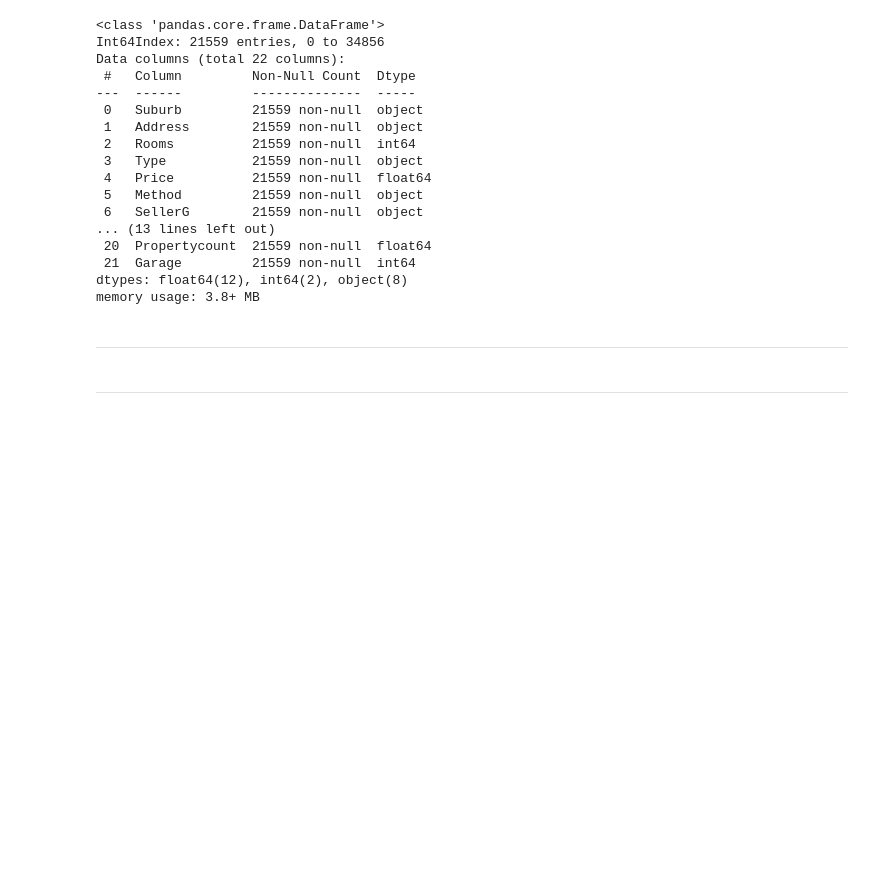
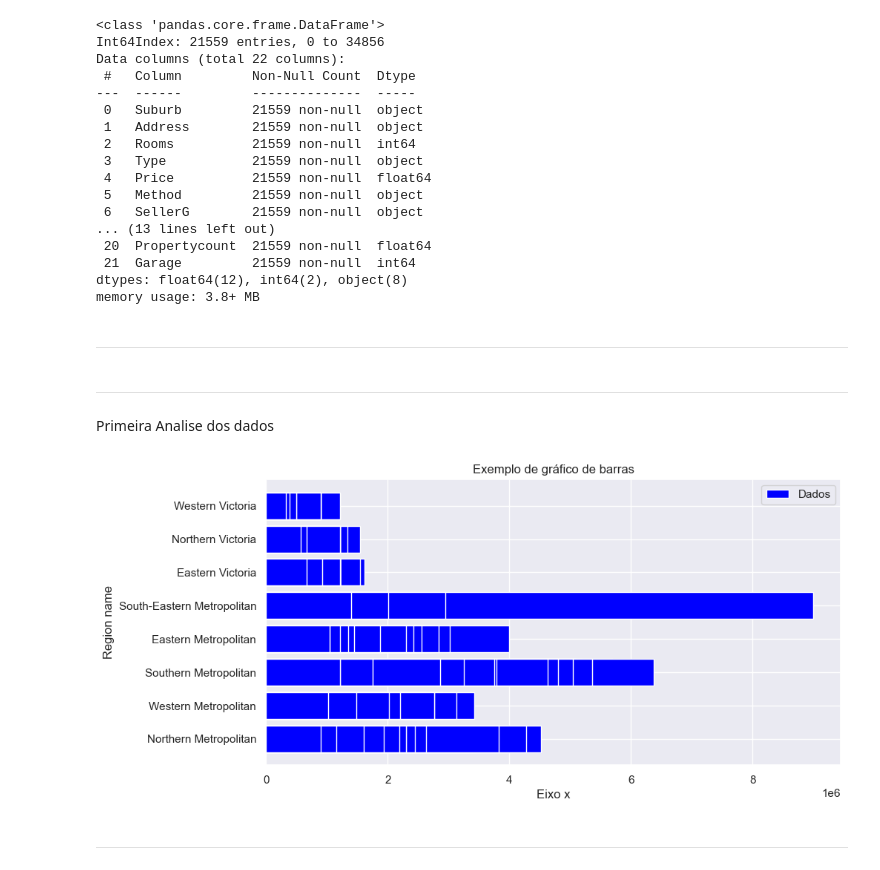
Before and after one commit to Riguini/Melbourne-Housing-Snapshot, a Jupyter notebook: Melbourne_Housing_Dataset.ipynb, the cells around one changed output. Cells and saved outputs as stored; diff of their text form; code cells hidden in the pictures; blank space fills up the shorter version.

```diff
--- a/Melbourne_Housing_Dataset.ipynb
+++ b/Melbourne_Housing_Dataset.ipynb
@@ -381,6 +366,25 @@ memory usage: 3.8+ MB
 * * * * * * * * * * * * * * * * * * * * * *
 # %%
 df.to_csv("Melbourne_Housing_Dataset_Final.csv", index=False)
+# %% [markdown]
+***
+# %% [markdown]
+Primeira Analise dos dados
+# %%
+
+y = df["Price"]
+x = df["Regionname"]
+
+
+plt.figure(figsize=(10,5))
+plt.barh(x, y, color="blue")
+plt.title("Exemplo de gráfico de barras")
+plt.xlabel("Eixo x")
+plt.ylabel("Region name")
+plt.legend(["Dados"])
+plt.show()
+# %% [output]
+[figure, added]
 # %% [markdown]
 ***
 # %% [markdown]
```
Also changed, not shown: parts of 4 cells of this notebook.
